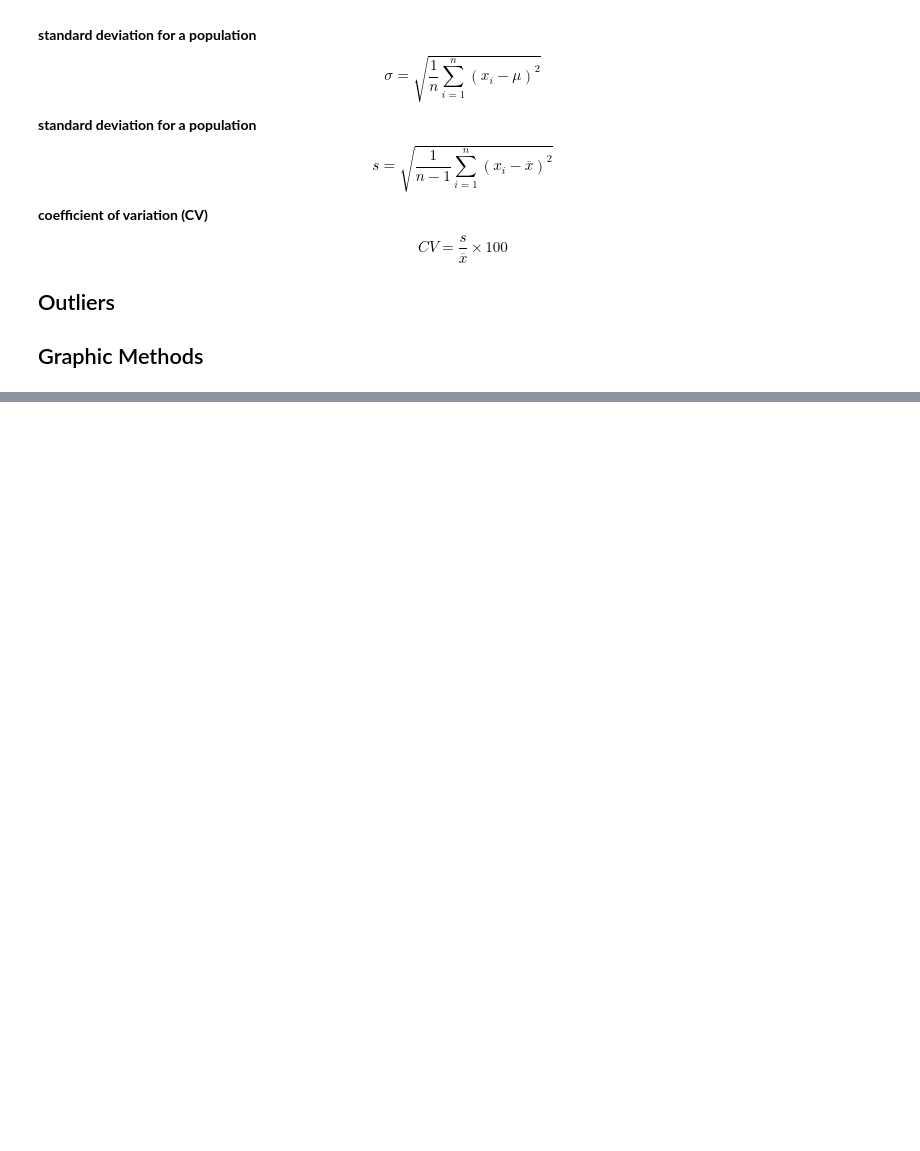
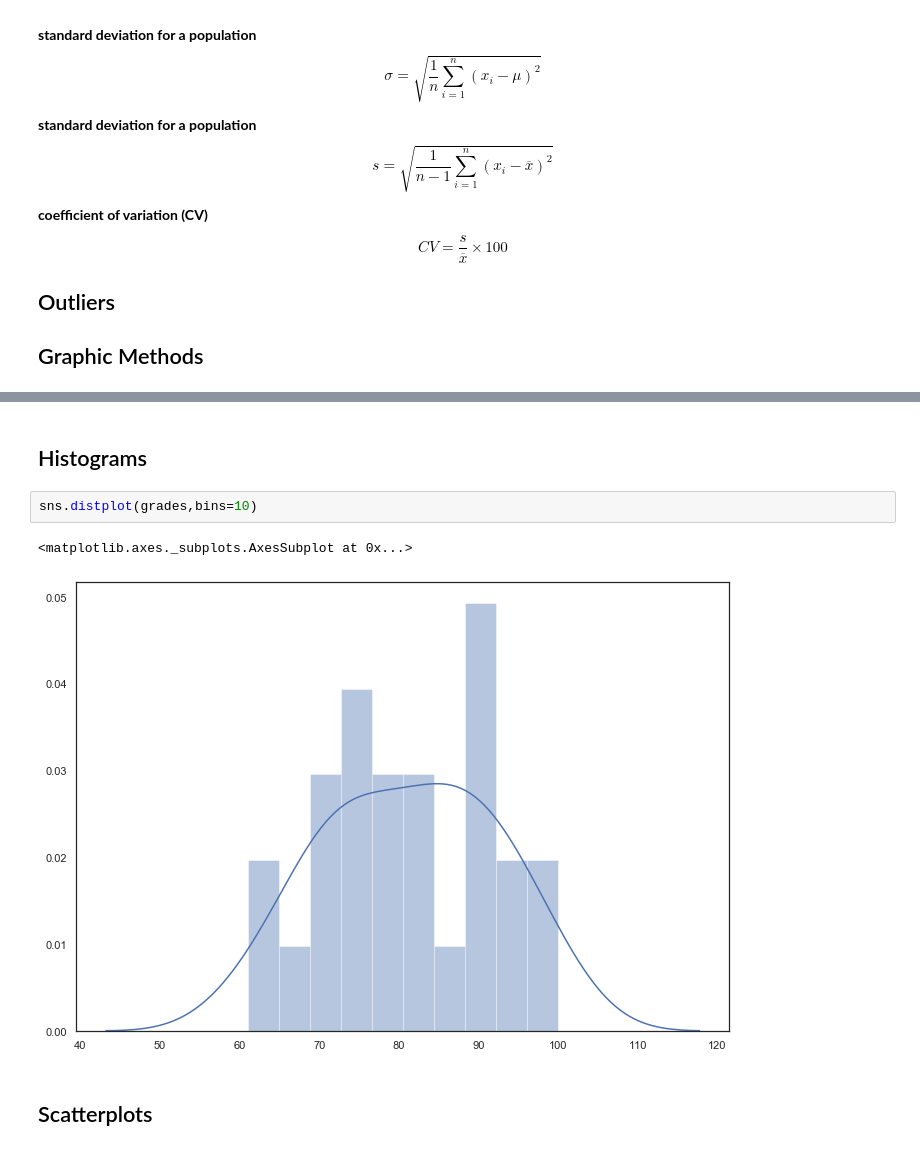
Before and after one commit to ccentola/python-stats, a Jupyter notebook: 04_descriptive_statistics.ipynb, the cells around one changed output, grey strips where cells are left out. Saved outputs shown, nothing was run; the diff lists cells and outputs as text; blank space fills up the shorter version.

```diff
--- a/04_descriptive_statistics.ipynb
+++ b/04_descriptive_statistics.ipynb
@@ -79,0 +153,9 @@ $$
+# %% [markdown]
+## Histograms
+# %%
+sns.distplot(grades,bins=10)
+# %% [output]
+<matplotlib.axes._subplots.AxesSubplot at 0x...>
+[figure, added]
+# %% [markdown]
+## Scatterplots
```
Also changed, not shown: parts of 11 cells of this notebook.
